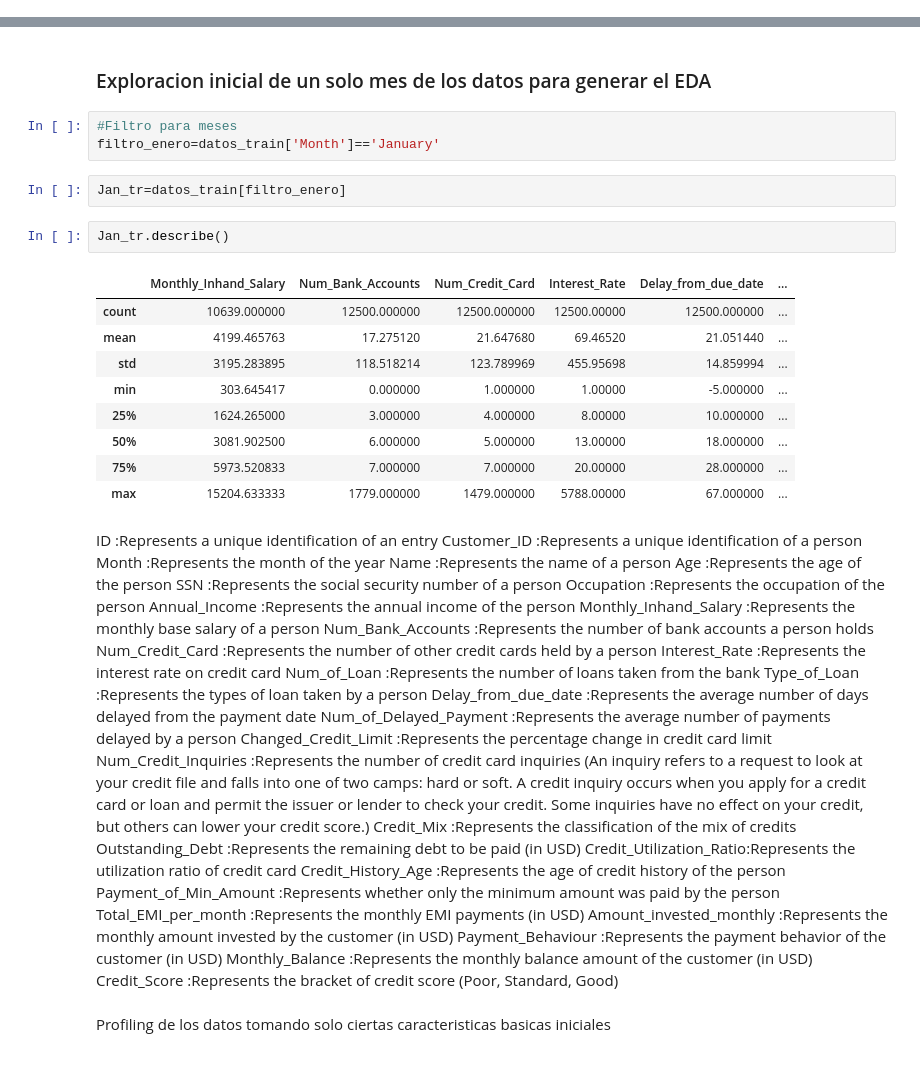
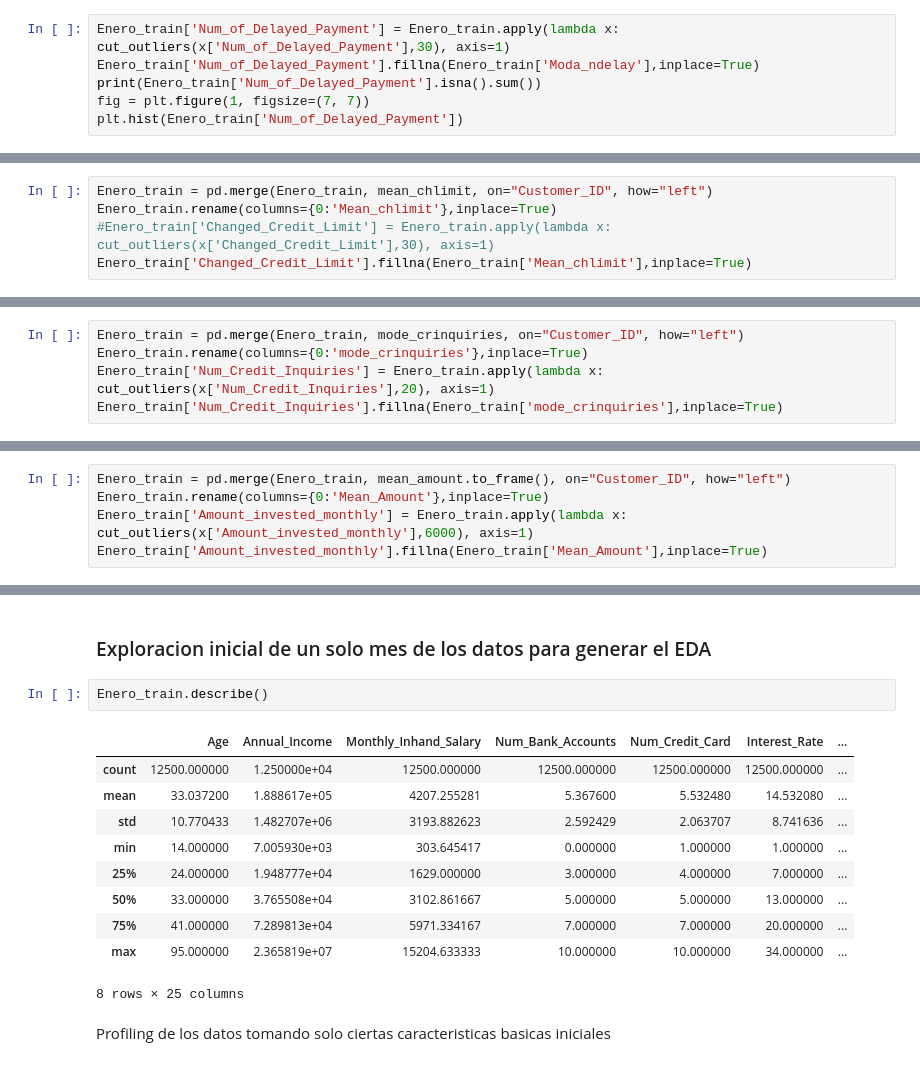
Before and after one commit to JuanPalms/Data-Mining, a Jupyter notebook: EDA_Scoring.ipynb, the cells around one changed output, grey strips where cells are left out. Cells and saved outputs as stored; diff of their text form.

Commit message:
Limpieza de datos completa, favor de no moverle nada y usar los datos limpios Enero_train.csv para visualizacion en notebook aparte

```diff
--- a/EDA_Scoring.ipynb
+++ b/EDA_Scoring.ipynb
@@ -240,0 +717,6 @@ print(datos_train['Month'].nbytes)
+# %%
+Enero_train['Num_of_Delayed_Payment'] = Enero_train.apply(lambda x: cut_outliers(x['Num_of_Delayed_Payment'],30), axis=1)
+Enero_train['Num_of_Delayed_Payment'].fillna(Enero_train['Moda_ndelay'],inplace=True)
+print(Enero_train['Num_of_Delayed_Payment'].isna().sum())
+fig = plt.figure(1, figsize=(7, 7))
+plt.hist(Enero_train['Num_of_Delayed_Payment'])
@@ -240,0 +732,5 @@ print(datos_train['Month'].nbytes)
+# %%
+Enero_train = pd.merge(Enero_train, mean_chlimit, on="Customer_ID", how="left")
+Enero_train.rename(columns={0:'Mean_chlimit'},inplace=True)
+#Enero_train['Changed_Credit_Limit'] = Enero_train.apply(lambda x: cut_outliers(x['Changed_Credit_Limit'],30), axis=1)
+Enero_train['Changed_Credit_Limit'].fillna(Enero_train['Mean_chlimit'],inplace=True)
@@ -240,0 +753,5 @@ print(datos_train['Month'].nbytes)
+# %%
+Enero_train = pd.merge(Enero_train, mode_crinquiries, on="Customer_ID", how="left")
+Enero_train.rename(columns={0:'mode_crinquiries'},inplace=True)
+Enero_train['Num_Credit_Inquiries'] = Enero_train.apply(lambda x: cut_outliers(x['Num_Credit_Inquiries'],20), axis=1)
+Enero_train['Num_Credit_Inquiries'].fillna(Enero_train['mode_crinquiries'],inplace=True)
@@ -240,0 +773,5 @@ print(datos_train['Month'].nbytes)
+# %%
+Enero_train = pd.merge(Enero_train, mean_amount.to_frame(), on="Customer_ID", how="left")
+Enero_train.rename(columns={0:'Mean_Amount'},inplace=True)
+Enero_train['Amount_invested_monthly'] = Enero_train.apply(lambda x: cut_outliers(x['Amount_invested_monthly'],6000), axis=1)
+Enero_train['Amount_invested_monthly'].fillna(Enero_train['Mean_Amount'],inplace=True)
@@ -241,51 +793,18 @@ print(datos_train['Month'].nbytes)
 # %% [markdown]
 ### Exploracion inicial de un solo mes de los datos para generar el EDA
-# %%
-#Filtro para meses
-filtro_enero=datos_train['Month']=='January'
-# %%
-Jan_tr=datos_train[filtro_enero]
 # %%
-Jan_tr.describe()
+Enero_train.describe()
 # %% [output]
-|  | Monthly_Inhand_Salary | Num_Bank_Accounts | Num_Credit_Card | Interest_Rate | Delay_from_due_date | ... |
-| count | 10639.000000 | 12500.000000 | 12500.000000 | 12500.00000 | 12500.000000 | ... |
-| mean | 4199.465763 | 17.275120 | 21.647680 | 69.46520 | 21.051440 | ... |
-| std | 3195.283895 | 118.518214 | 123.789969 | 455.95698 | 14.859994 | ... |
-| min | 303.645417 | 0.000000 | 1.000000 | 1.00000 | -5.000000 | ... |
-| 25% | 1624.265000 | 3.000000 | 4.000000 | 8.00000 | 10.000000 | ... |
-| 50% | 3081.902500 | 6.000000 | 5.000000 | 13.00000 | 18.000000 | ... |
-| 75% | 5973.520833 | 7.000000 | 7.000000 | 20.00000 | 28.000000 | ... |
-| max | 15204.633333 | 1779.000000 | 1479.000000 | 5788.00000 | 67.000000 | ... |
+|  | Age | Annual_Income | Monthly_Inhand_Salary | Num_Bank_Accounts | Num_Credit_Card | Interest_Rate | ... |
+| count | 12500.000000 | 1.250000e+04 | 12500.000000 | 12500.000000 | 12500.000000 | 12500.000000 | ... |
+| mean | 33.037200 | 1.888617e+05 | 4207.255281 | 5.367600 | 5.532480 | 14.532080 | ... |
+| std | 10.770433 | 1.482707e+06 | 3193.882623 | 2.592429 | 2.063707 | 8.741636 | ... |
+| min | 14.000000 | 7.005930e+03 | 303.645417 | 0.000000 | 1.000000 | 1.000000 | ... |
+| 25% | 24.000000 | 1.948777e+04 | 1629.000000 | 3.000000 | 4.000000 | 7.000000 | ... |
+| 50% | 33.000000 | 3.765508e+04 | 3102.861667 | 5.000000 | 5.000000 | 13.000000 | ... |
+| 75% | 41.000000 | 7.289813e+04 | 5971.334167 | 7.000000 | 7.000000 | 20.000000 | ... |
+| max | 95.000000 | 2.365819e+07 | 15204.633333 | 10.000000 | 10.000000 | 34.000000 | ... |
+8 rows × 25 columns
-# %% [markdown]
-ID                      :Represents a unique identification of an entry
-Customer_ID             :Represents a unique identification of a person
-Month                   :Represents the month of the year
-Name                    :Represents the name of a person
-Age                     :Represents the age of the person
-SSN                     :Represents the social security number of a person
-Occupation              :Represents the occupation of the person
-Annual_Income           :Represents the annual income of the person
-Monthly_Inhand_Salary   :Represents the monthly base salary of a person
-Num_Bank_Accounts       :Represents the number of bank accounts a person holds
-Num_Credit_Card         :Represents the number of other credit cards held by a person
-Interest_Rate           :Represents the interest rate on credit card
-Num_of_Loan             :Represents the number of loans taken from the bank
-Type_of_Loan            :Represents the types of loan taken by a person
-Delay_from_due_date     :Represents the average number of days delayed from the payment date
-Num_of_Delayed_Payment  :Represents the average number of payments delayed by a person
-Changed_Credit_Limit    :Represents the percentage change in credit card limit
-Num_Credit_Inquiries    :Represents the number of credit card inquiries (An inquiry refers to a request to look at                          your credit file and falls into one of two camps: hard or soft. A credit inquiry occurs                            when you apply for a credit card or loan and permit the issuer or lender to check your                            credit. Some inquiries have no effect on your credit, but others can lower your credit                             score.)
-Credit_Mix              :Represents the classification of the mix of credits
-Outstanding_Debt        :Represents the remaining debt to be paid (in USD)
-Credit_Utilization_Ratio:Represents the utilization ratio of credit card
-Credit_History_Age      :Represents the age of credit history of the person
-Payment_of_Min_Amount   :Represents whether only the minimum amount was paid by the person
-Total_EMI_per_month     :Represents the monthly EMI payments (in USD)
-Amount_invested_monthly :Represents the monthly amount invested by the customer (in USD)
-Payment_Behaviour       :Represents the payment behavior of the customer (in USD)
-Monthly_Balance         :Represents the monthly balance amount of the customer (in USD)
-Credit_Score            :Represents the bracket of credit score (Poor, Standard, Good)
 # %% [markdown]
 Profiling de los datos tomando solo ciertas caracteristicas basicas iniciales
 # %%
```
Also changed, not shown: parts of 101 cells of this notebook.
